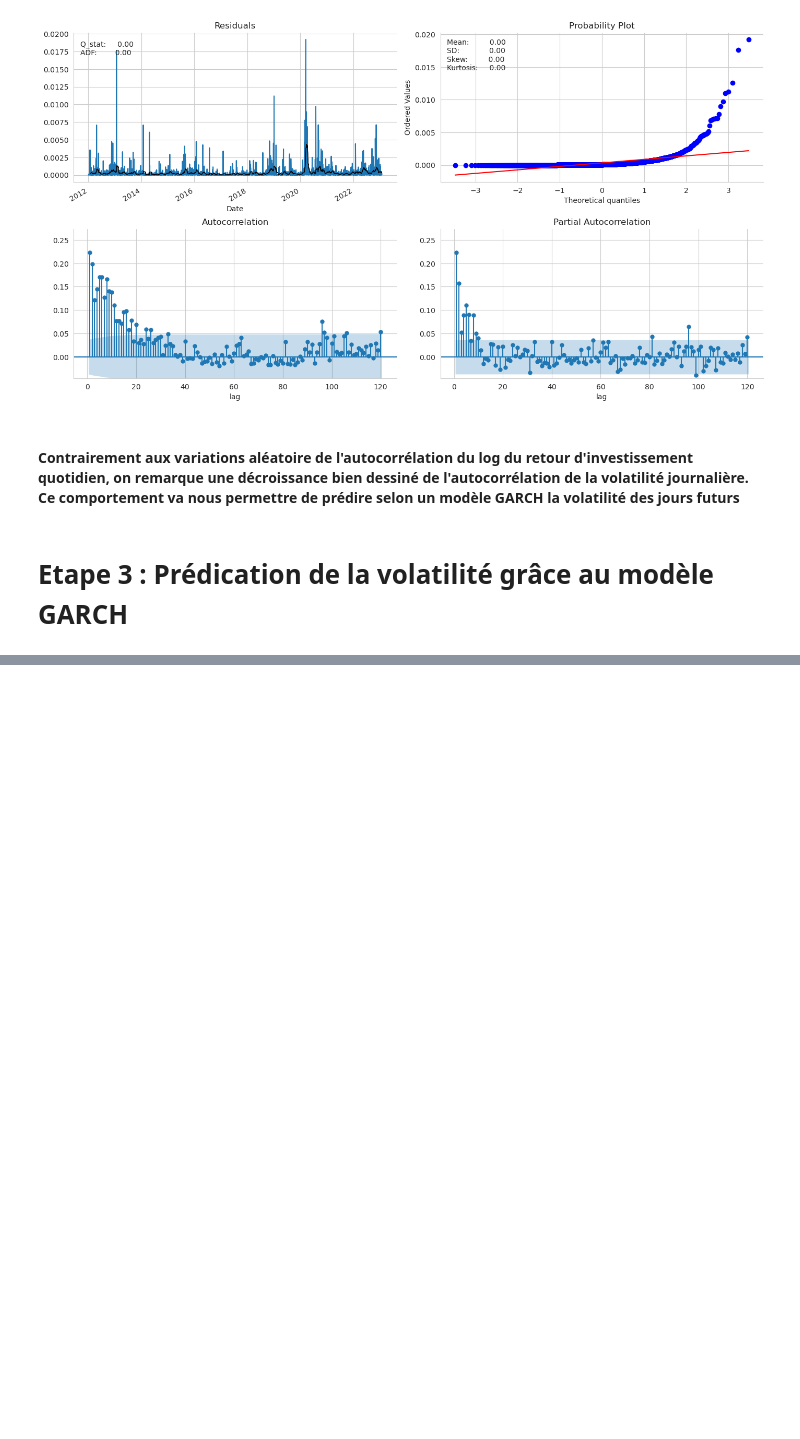
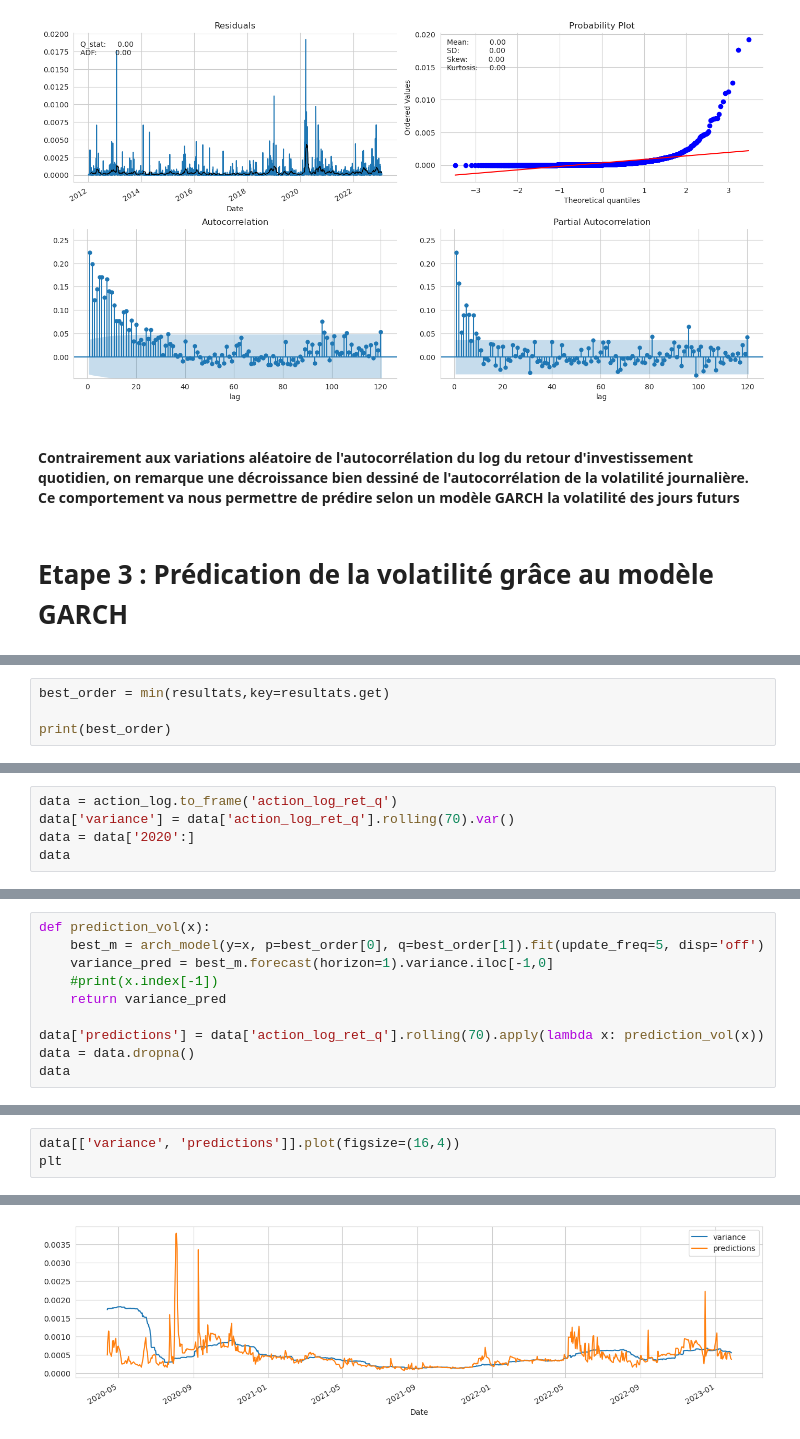
Before and after one commit to RyanSAMAMA/Ensae_projetMDR, a Jupyter notebook: ryanbrouillon.ipynb, the cells around one changed output, grey strips where cells are left out. Drawn from its saved outputs; the diff is of its cells as text; blank space fills up the shorter version.

Commit message:
Prédiction avec le modèle GARCH, meilleur ordre et graphes

```diff
--- a/ryanbrouillon.ipynb
+++ b/ryanbrouillon.ipynb
@@ -129,0 +209,4 @@ plot_correlogramme(x=action_vol_j,lags=120,title=None)
+# %%
+best_order = min(resultats,key=resultats.get)
+
+print(best_order)
@@ -129,0 +239,5 @@ plot_correlogramme(x=action_vol_j,lags=120,title=None)
+# %%
+data = action_log.to_frame('action_log_ret_q')
+data['variance'] = data['action_log_ret_q'].rolling(70).var()
+data = data['2020':]
+data
@@ -129,0 +259,10 @@ plot_correlogramme(x=action_vol_j,lags=120,title=None)
+# %%
+def prediction_vol(x):
+    best_m = arch_model(y=x, p=best_order[0], q=best_order[1]).fit(update_freq=5, disp='off')
+    variance_pred = best_m.forecast(horizon=1).variance.iloc[-1,0]
+    #print(x.index[-1])
+    return variance_pred
+
+data['predictions'] = data['action_log_ret_q'].rolling(70).apply(lambda x: prediction_vol(x))
+data = data.dropna()
+data
@@ -129,0 +288,4 @@ plot_correlogramme(x=action_vol_j,lags=120,title=None)
+# %%
+data[['variance', 'predictions']].plot(figsize=(16,4))
+plt
+# %% [output]
@@ -129,0 +293 @@ plot_correlogramme(x=action_vol_j,lags=120,title=None)
+[figure, added]
```
Also changed, not shown: parts of 14 cells of this notebook.
